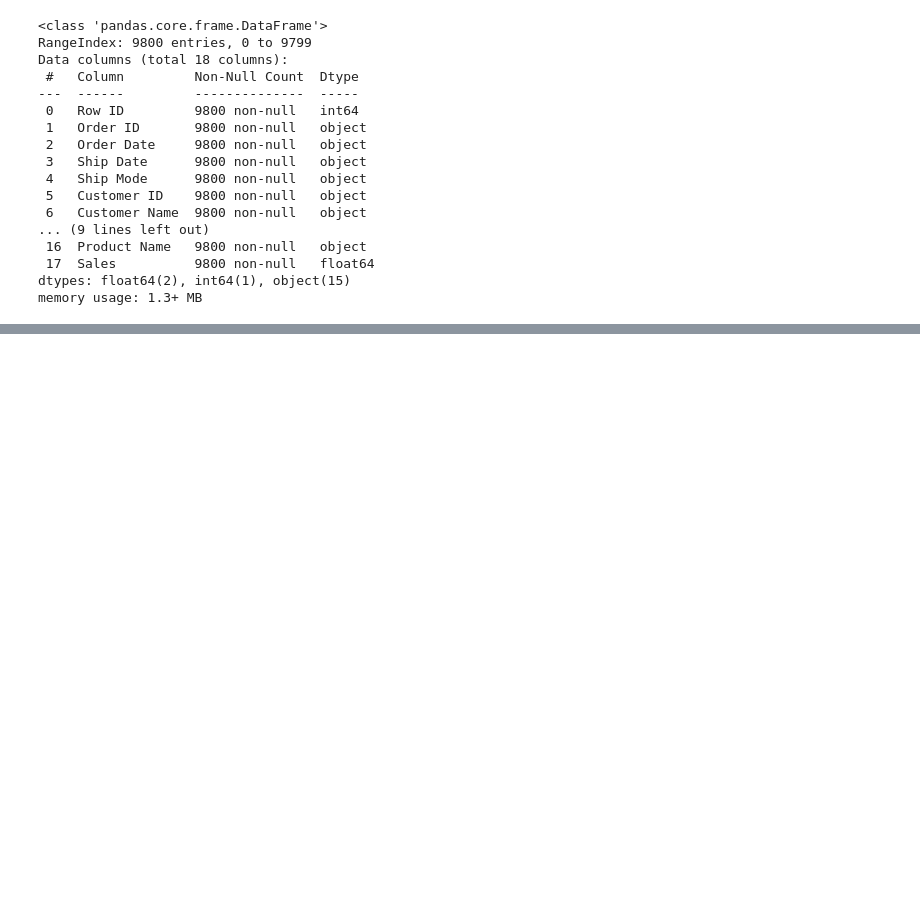
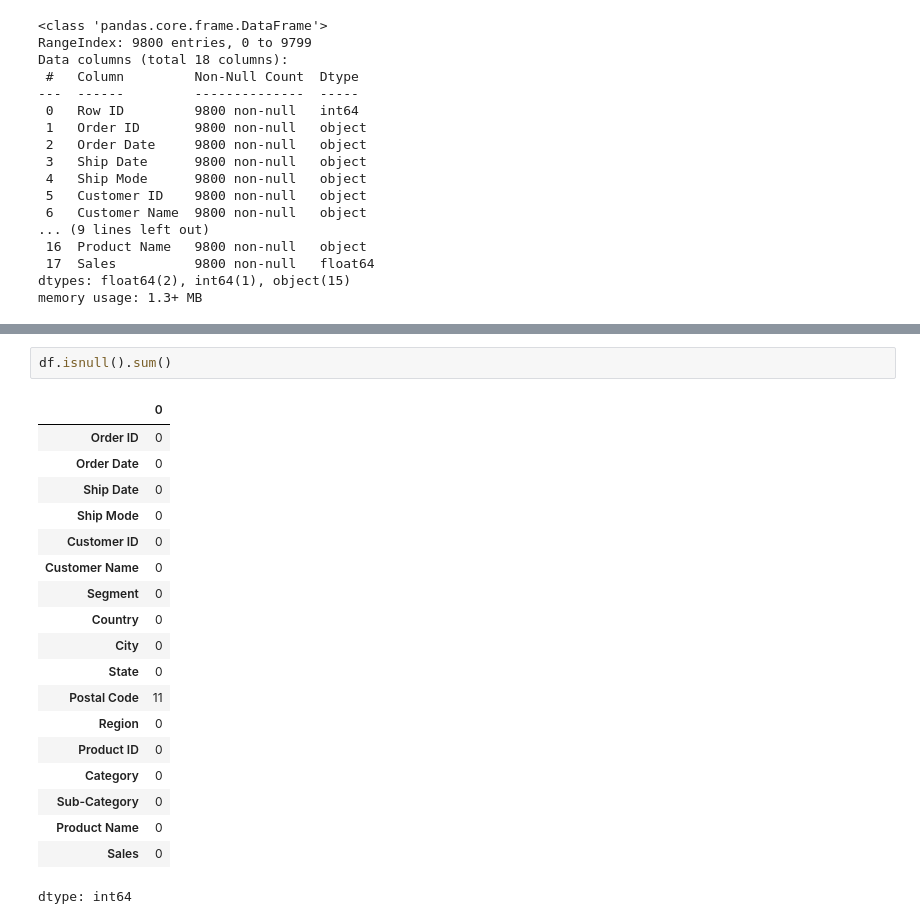
Before and after one commit to ArjunGhosh561/Sales-Forecast, a Jupyter notebook: model.ipynb, the cells around one changed output, grey strips where cells are left out. Cells and saved outputs as stored; diff of their text form; blank space fills up the shorter version.

```diff
--- a/model.ipynb
+++ b/model.ipynb
@@ -55,0 +126,22 @@ memory usage: 1.3+ MB
+# %%
+df.isnull().sum()
+# %% [output]
+|  | 0 |
+| Order ID | 0 |
+| Order Date | 0 |
+| Ship Date | 0 |
+| Ship Mode | 0 |
+| Customer ID | 0 |
+| Customer Name | 0 |
+| Segment | 0 |
+| Country | 0 |
+| City | 0 |
+| State | 0 |
+| Postal Code | 11 |
+| Region | 0 |
+| Product ID | 0 |
+| Category | 0 |
+| Sub-Category | 0 |
+| Product Name | 0 |
+| Sales | 0 |
+dtype: int64
```
Also changed, not shown: parts of 11 cells of this notebook.
